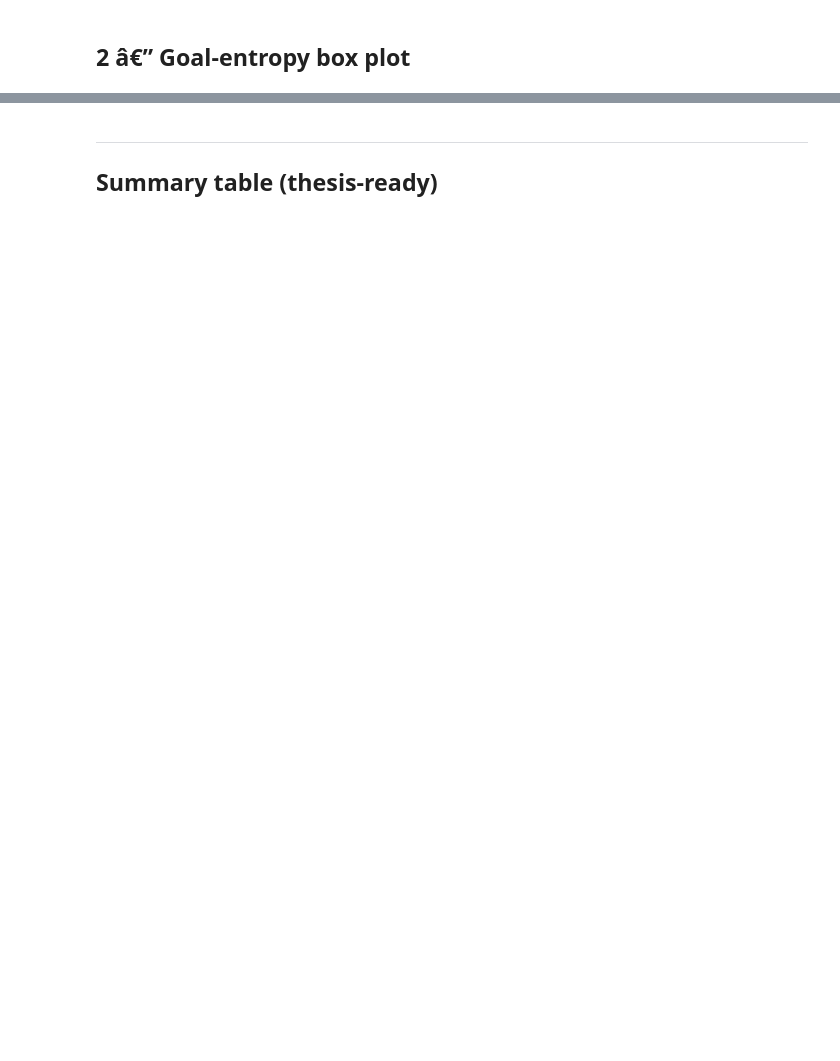
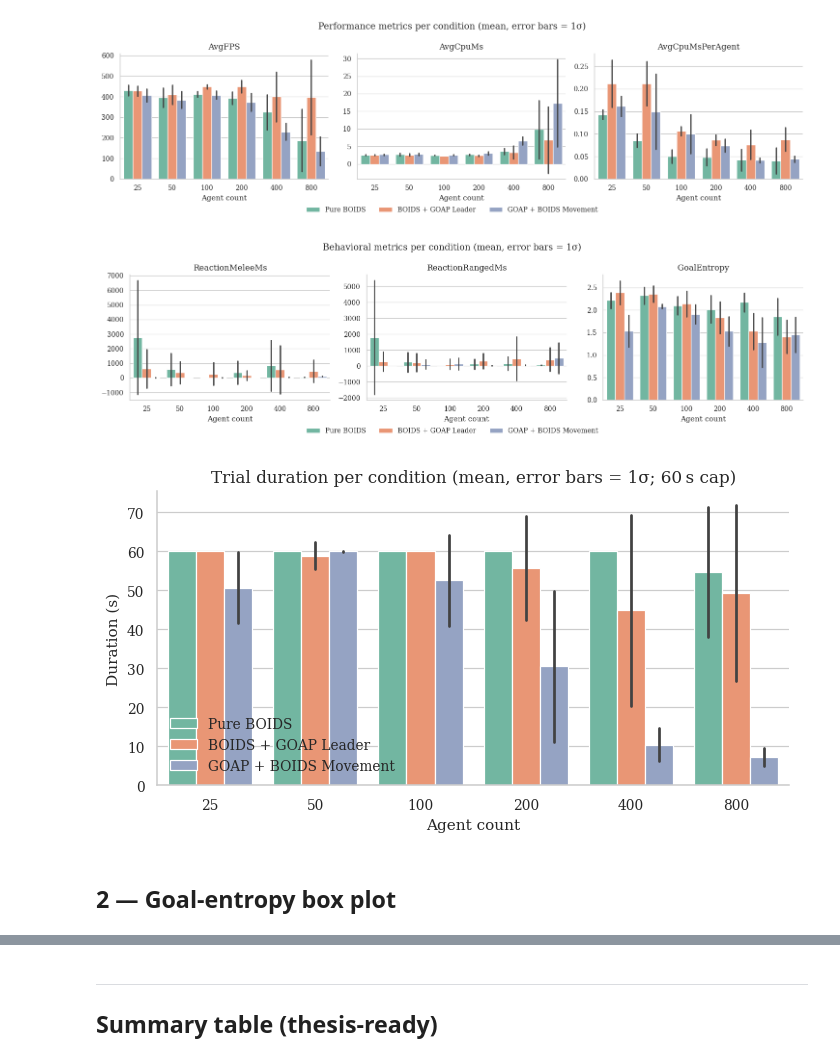
Before and after one commit to CJPhill/GOAP-BOIDS-Combat-AI, a Jupyter notebook: analysis/thesis_analysis.ipynb, the cells around one changed output, grey strips where cells are left out. Saved outputs shown, nothing was run; the diff lists cells and outputs as text; code cells hidden in the pictures; blank space fills up the shorter version.

```diff
--- a/analysis/thesis_analysis.ipynb
+++ b/analysis/thesis_analysis.ipynb
@@ -92,5 +406,78 @@ plt.show()
+# %%
+METRICS = ['AvgFPS', 'AvgCpuMs', 'AvgCpuMsPerAgent',
+           'ReactionMeleeMs', 'ReactionRangedMs', 'GoalEntropy', 'DurationSec']
+
+t = trials.copy()
+for col in ('ReactionMeleeMs', 'ReactionRangedMs'):
+    t.loc[t[col] < 0, col] = np.nan  # -1 sentinel = never reacted
+
+sizes = sorted(t['AgentCount'].unique())
+
+# Phase A.4 - replaces the original 7x6 (42-panel) grid with three thematic
+# figures, each plotting one bar per (Condition x AgentCount) cell.
+# Mean +/- sigma error bars; switch to median + IQR for the robust scaling
+# figure (cell `4eef5468`).
+
+def _grouped_bars(metrics, title, fname):
+    fig, axes = plt.subplots(1, len(metrics),
+                              figsize=(4.5 * len(metrics), 3.6),
+                              squeeze=False)
+    for ax, m in zip(axes[0], metrics):
+        sns.barplot(data=t, x='AgentCount', y=m,
+                    hue='Condition', hue_order=CONDITION_ORDER, palette=PALETTE,
+                    errorbar='sd', ax=ax)
+        ax.set_title(m)
+        ax.set_xlabel('Agent count')
+        ax.set_ylabel('')
+        leg = ax.get_legend()
+        if leg is not None:
+            leg.remove()
+    handles, labels = axes[0, -1].get_legend_handles_labels()
+    pretty_labels = [LABEL_MAP.get(l, l) for l in labels]
+    fig.legend(handles, pretty_labels, loc='lower center',
+               ncol=len(pretty_labels), bbox_to_anchor=(0.5, -0.05),
+               frameon=False)
+    fig.suptitle(title)
+    fig.tight_layout()
+    fig.savefig(FIG_DIR / fname, dpi=300, bbox_inches='tight')
+    plt.show()
+
+# 1a - performance (FPS, CPU/frame, CPU/agent).
+_grouped_bars(
+    metrics=['AvgFPS', 'AvgCpuMs', 'AvgCpuMsPerAgent'],
+    title='Performance metrics per condition (mean, error bars = 1σ)',
+    fname=f'1a_performance_{TS}.png',
+)
+
+# 1b - behavior (reaction times + entropy).
+_grouped_bars(
+    metrics=['ReactionMeleeMs', 'ReactionRangedMs', 'GoalEntropy'],
+    title='Behavioral metrics per condition (mean, error bars = 1σ)',
+    fname=f'1b_behavior_{TS}.png',
+)
+
+# 1c - trial duration (single panel, narrower).
+fig, ax = plt.subplots(figsize=(6.5, 3.6))
+sns.barplot(data=t, x='AgentCount', y='DurationSec',
+            hue='Condition', hue_order=CONDITION_ORDER, palette=PALETTE,
+            errorbar='sd', ax=ax)
+ax.set_title('Trial duration per condition (mean, error bars = 1σ; 60 s cap)')
+ax.set_xlabel('Agent count'); ax.set_ylabel('Duration (s)')
+leg = ax.get_legend()
+if leg is not None:
+    for txt in leg.get_texts():
+        if txt.get_text() in LABEL_MAP:
+            txt.set_text(LABEL_MAP[txt.get_text()])
+    leg.set_title(None)
+fig.tight_layout()
+fig.savefig(FIG_DIR / f'1c_duration_{TS}.png', dpi=300, bbox_inches='tight')
+plt.show()
+# %% [output]
+[figure, added]
+[figure, added]
+[figure, added]
 # %% [markdown]
-## 2 â€” Goal-entropy box plot
+## 2 — Goal-entropy box plot
 # %%
 fig, ax = plt.subplots(figsize=(max(6, 2 * len(sizes)), 4))
 sns.boxplot(data=trials, x='AgentCount', y='GoalEntropy',
```
Also changed, not shown: parts of 35 cells of this notebook, 36 other files.
